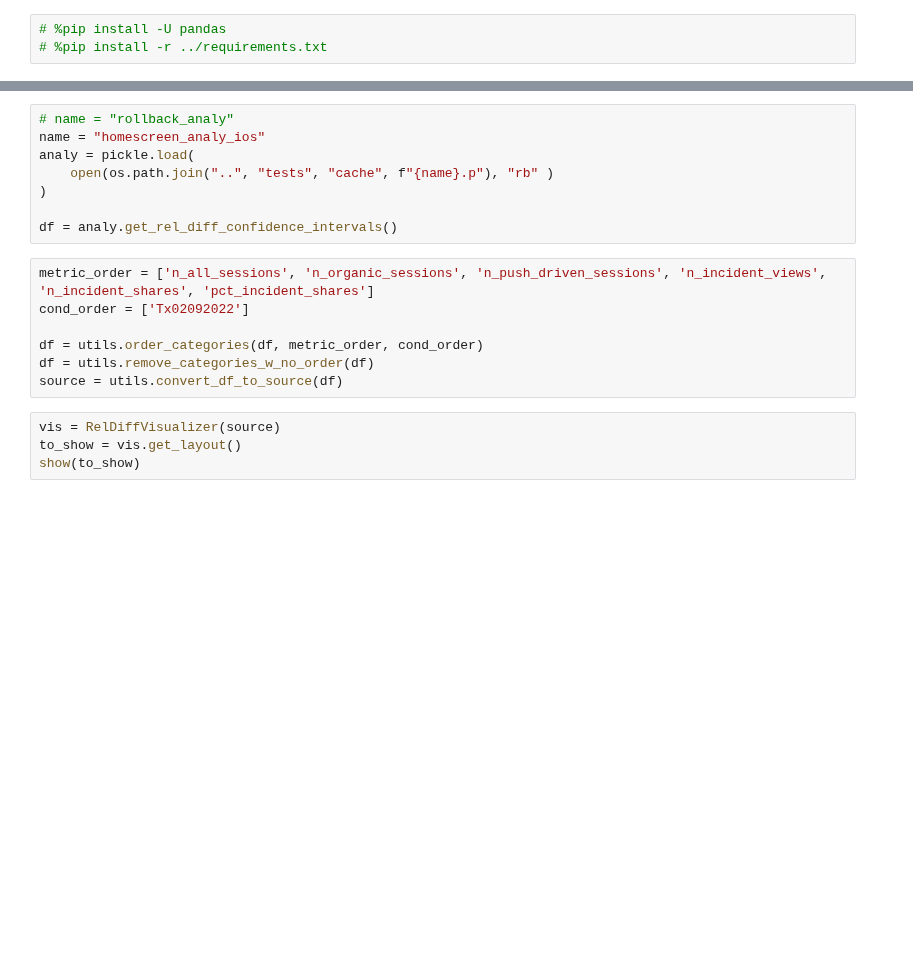
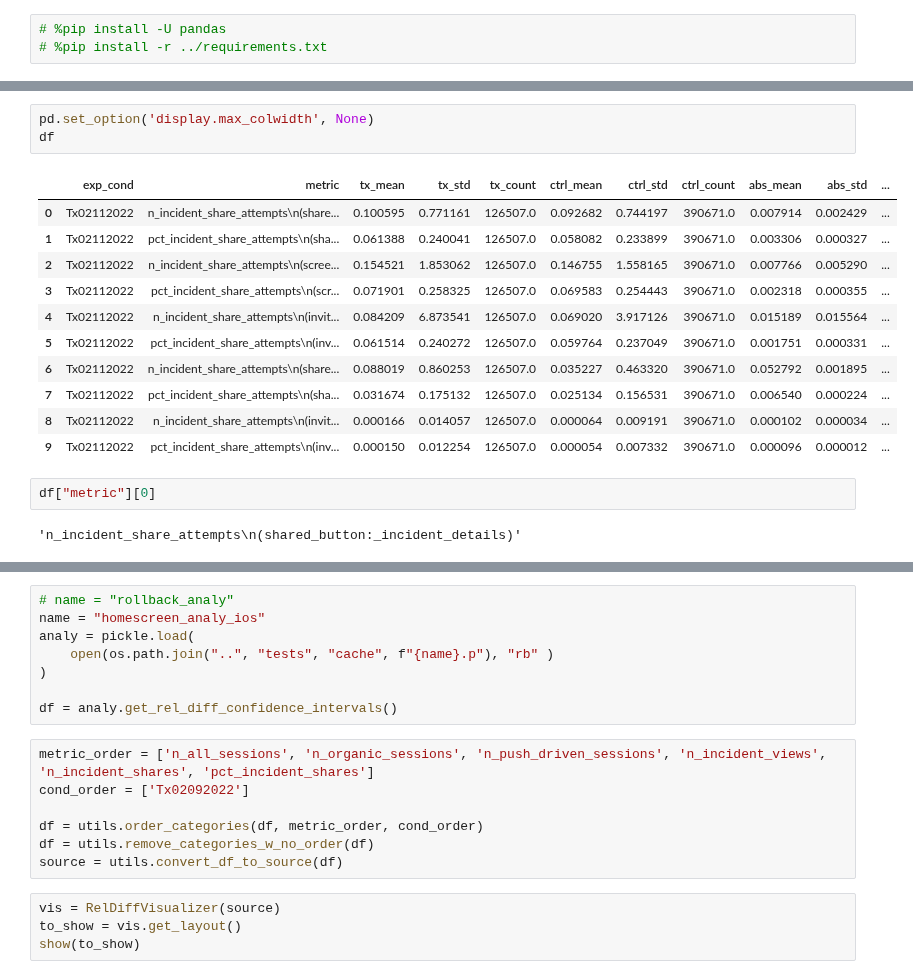
Before and after one commit to kylekovac/abautomator-swipe, a Jupyter notebook: notebooks/hs_one_playground.ipynb, the cells around one changed output, grey strips where cells are left out. Cells and saved outputs as stored; diff of their text form; blank space fills up the shorter version.

Commit message:
gross incident categories possible

```diff
--- a/notebooks/hs_one_playground.ipynb
+++ b/notebooks/hs_one_playground.ipynb
@@ -26 +34,20 @@ Loading BokehJS ...
+# %%
+pd.set_option('display.max_colwidth', None)
+df
+# %% [output]
+|  | exp_cond | metric | tx_mean | tx_std | tx_count | ctrl_mean | ctrl_std | ctrl_count | abs_mean | abs_std | ... |
+| 0 | Tx02112022 | n_incident_share_attempts\n(share... | 0.100595 | 0.771161 | 126507.0 | 0.092682 | 0.744197 | 390671.0 | 0.007914 | 0.002429 | ... |
+| 1 | Tx02112022 | pct_incident_share_attempts\n(sha... | 0.061388 | 0.240041 | 126507.0 | 0.058082 | 0.233899 | 390671.0 | 0.003306 | 0.000327 | ... |
+| 2 | Tx02112022 | n_incident_share_attempts\n(scree... | 0.154521 | 1.853062 | 126507.0 | 0.146755 | 1.558165 | 390671.0 | 0.007766 | 0.005290 | ... |
+| 3 | Tx02112022 | pct_incident_share_attempts\n(scr... | 0.071901 | 0.258325 | 126507.0 | 0.069583 | 0.254443 | 390671.0 | 0.002318 | 0.000355 | ... |
+| 4 | Tx02112022 | n_incident_share_attempts\n(invit... | 0.084209 | 6.873541 | 126507.0 | 0.069020 | 3.917126 | 390671.0 | 0.015189 | 0.015564 | ... |
+| 5 | Tx02112022 | pct_incident_share_attempts\n(inv... | 0.061514 | 0.240272 | 126507.0 | 0.059764 | 0.237049 | 390671.0 | 0.001751 | 0.000331 | ... |
+| 6 | Tx02112022 | n_incident_share_attempts\n(share... | 0.088019 | 0.860253 | 126507.0 | 0.035227 | 0.463320 | 390671.0 | 0.052792 | 0.001895 | ... |
+| 7 | Tx02112022 | pct_incident_share_attempts\n(sha... | 0.031674 | 0.175132 | 126507.0 | 0.025134 | 0.156531 | 390671.0 | 0.006540 | 0.000224 | ... |
+| 8 | Tx02112022 | n_incident_share_attempts\n(invit... | 0.000166 | 0.014057 | 126507.0 | 0.000064 | 0.009191 | 390671.0 | 0.000102 | 0.000034 | ... |
+| 9 | Tx02112022 | pct_incident_share_attempts\n(inv... | 0.000150 | 0.012254 | 126507.0 | 0.000054 | 0.007332 | 390671.0 | 0.000096 | 0.000012 | ... |
+# %%
+df["metric"][0]
+# %% [output]
+'n_incident_share_attempts\n(shared_button:_incident_details)'
 # %%
```
Also changed, not shown: parts of 2 cells of this notebook, 4 other files.
